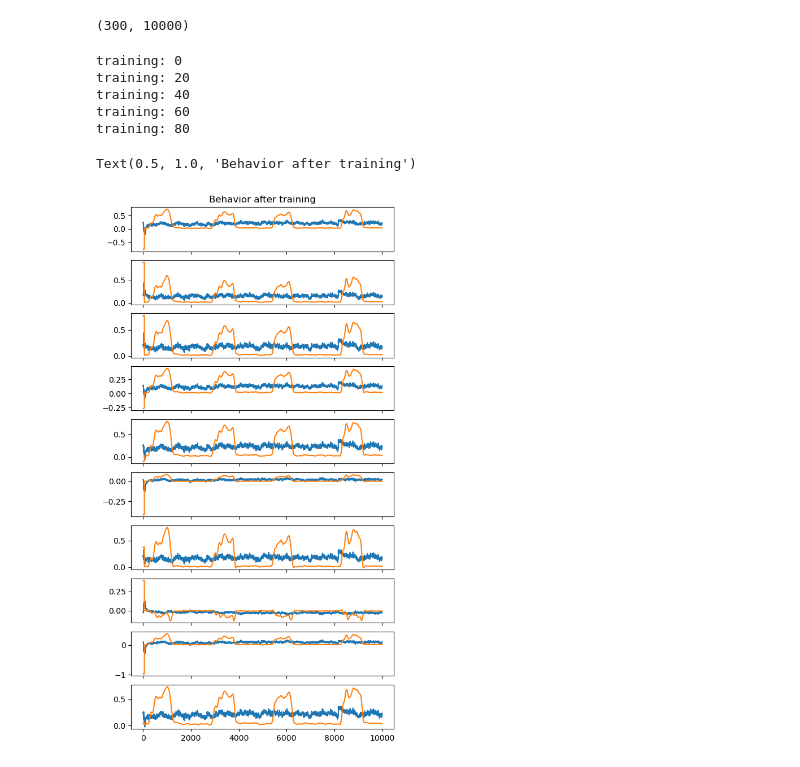
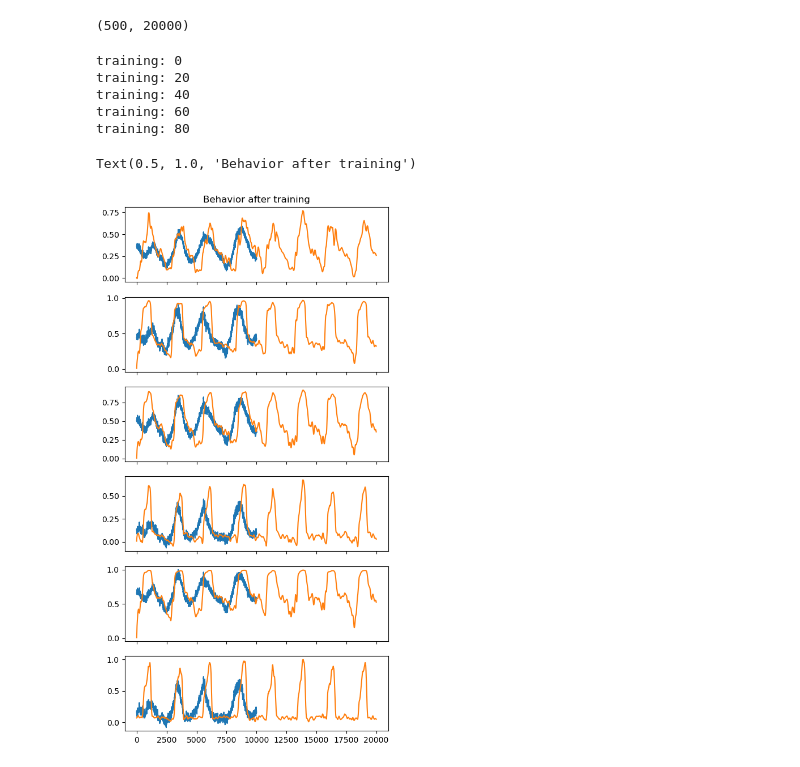
Before and after one commit to Sam-q-3736/srnn_rls, a Jupyter notebook: depasquale.ipynb, the cells around one changed output. Cells and saved outputs as stored; diff of their text form; code cells hidden in the pictures.

```diff
--- a/depasquale.ipynb
+++ b/depasquale.ipynb
@@ -48,18 +59,21 @@ Text(0.5, 1.0, 'Sample driven neuronal behavior')
 # %%
-aux_targs = stim + Hxd
+gain = 1
+# aux_targs = stim + Hxd * gain
+aux_targs = Hxd * gain
 np.shape(aux_targs)
 # %% [output]
-(300, 10000)
+(500, 20000)
 # %%
 lifpars = create_default_params_LIF()
 # %%
-lifpars['runtime'] = 10000
+lifpars['net_size'] = 500
+lifpars['runtime'] = 20000
 lifpars['total_time'] = 10000
-lifpars['training_loops'] = 100
+lifpars['training_loops'] = 200
 # %%
 lifnet = LIFTraining(lifpars)
 # %%
-lifnet.train_LIF(stim, aux_targs)
+lifnet.train_LIF(ufin, aux_targs, pfout)
 # %% [output]
 training: 0
 training: 20
@@ -67,19 +81,23 @@ training: 40
 training: 60
 training: 80
 # %%
-voltage, slow, fast = lifnet.run_LIF(stim)
+#lifnet.run_time = 10000
+voltage, slow, fast = lifnet.run_LIF(ufin)
 # %%
 Jslow = np.dot(lifnet.Js, slow)
-
-n_plot = 10
+wout = np.dot(lifnet.W_out, slow)
+n_plot = 5
 T = lifnet.T
 dt = lifnet.dt
 
-fig, axs = plt.subplots(n_plot, 1, figsize = (6, 12), sharex = True)
+fig, axs = plt.subplots(n_plot + 1, 1, figsize = (6, 12), sharex = True)
 for i in range(n_plot):
     axs[i].plot(Jslow[i])
     axs[i].plot(aux_targs[i])
+
+axs[n_plot].plot(wout)
+axs[n_plot].plot(pfout)
 axs[0].set_title("Behavior after training")
 # %% [output]
 Text(0.5, 1.0, 'Behavior after training')
-[figure, old version]
+[figure, new version]
```
Also changed, not shown: parts of 12 cells of this notebook, 2 other files.
